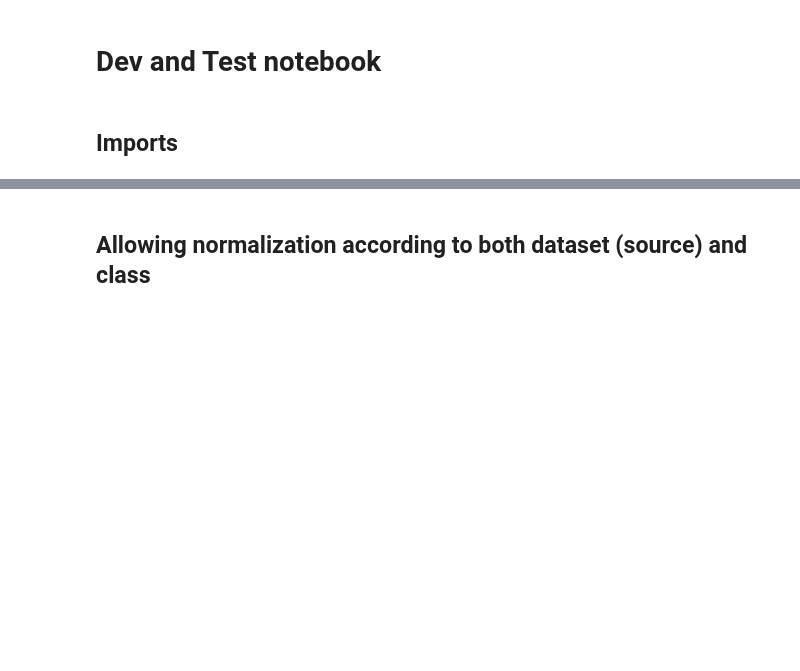
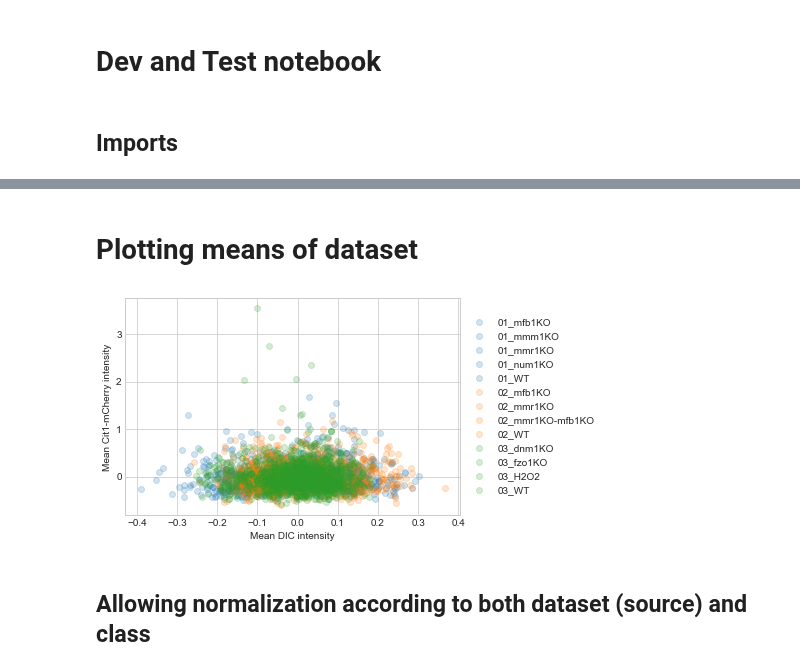
Before and after one commit to WMAPernice/Test_dev, a Jupyter notebook: YNet_dev/01_Dev_and_testing_notebook.ipynb, the cells around one changed output, grey strips where cells are left out. Drawn from its saved outputs; the diff is of its cells as text; code cells hidden in the pictures; blank space fills up the shorter version.

```diff
--- a/YNet_dev/01_Dev_and_testing_notebook.ipynb
+++ b/YNet_dev/01_Dev_and_testing_notebook.ipynb
@@ -19,0 +78,6 @@ import matplotlib.pyplot as plt
+# %%
+test_log_preds, targs = learn.predict_with_targs(is_test=True)
+testprobs = np.exp(test_log_preds)
+preds = np.argmax(testprobs, axis=1)
+# %%
+_, lbl2idx_, test_lbl2idx_ = ImageClassifierData.prepare_from_path(PATH, val_name='val', bs=64, num_workers=1, test_name='test', test_with_labels=True)
@@ -19,0 +94,5 @@ import matplotlib.pyplot as plt
+# %%
+preds_rel = {}
+for key in preds_dict.keys():
+    val = {cls: preds_dict[key].count(i)/len(preds_dict[key]) for i, cls in enumerate(data.classes)}
+    preds_rel[key]= val
@@ -19,0 +126,9 @@ import matplotlib.pyplot as plt
+# %% [markdown]
+# Plotting means of dataset
+# %%
+def source_classX(root_path: Path):
+    folders = {}
+    for ds in root_path.iterdir(): # train, test, val
+        if any(sub in str(ds) for sub in ['test', 'train', 'val']):
+            folders[ds.name] = [dir_ for dir_ in ds.iterdir()]
+    return folders
@@ -19,0 +168,31 @@ import matplotlib.pyplot as plt
+# %%
+# d = [key.split('_')[0] for key in stats.keys()]
+# ds = list(dict.fromkeys(d))
+ims_means = {key: stats[key][0] for key in stats.keys()}
+ims_means_scaled = {key: (((ims_means[key] / norm_value) - main_stats[key][0]) / main_stats[key][1]) for key in ims_means.keys()}
+
+ims_to_plot = ims_means_scaled
+
+plt.style.use('seaborn-whitegrid')
+fig = plt.figure()
+ax = plt.subplot(111)
+
+for k in stats.keys():
+    if '01' in k:
+        ax.plot(ims_to_plot[k][:,0], ims_to_plot[k][:,1], 'o', label=k, color = 'C0', alpha = 0.2)
+    elif '02' in k:
+        ax.plot(ims_to_plot[k][:,0], ims_to_plot[k][:,1], 'o', label=k, color = 'C1', alpha = 0.2)
+    elif '03' in k:
+        ax.plot(ims_to_plot[k][:,0], ims_to_plot[k][:,1], 'o', label=k, color = 'C2', alpha = 0.2)
+
+# box = ax.get_position()
+# ax.set_position([box.x0, box.y0, box.width * 0.8, box.height])
+ax.legend(loc='center left', bbox_to_anchor=(1, 0.5))
+
+plt.xlabel('Mean DIC intensity')
+plt.ylabel('Mean Cit1-mCherry intensity');
+# plt.xlim(0,1750)
+# plt.ylim(0,550);
+# plt.legend(fancybox=True, frameon=True, loc='lower center', ncol=2);
+# %% [output]
+[figure, added]
```
Also changed, not shown: parts of 25 cells of this notebook, 11 other files.
